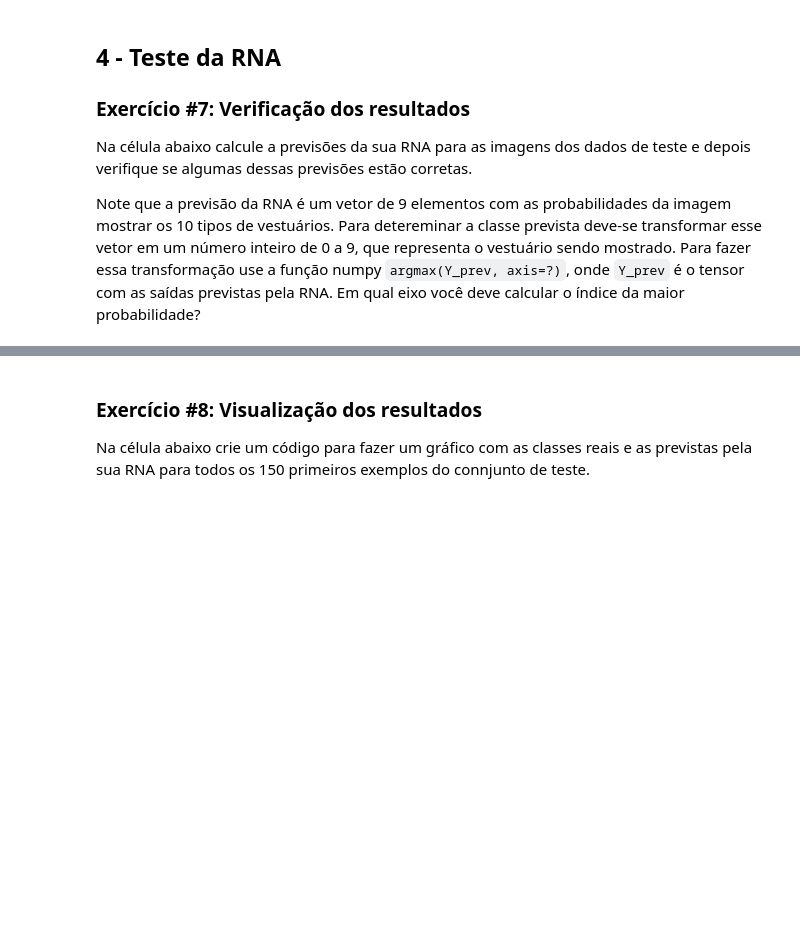
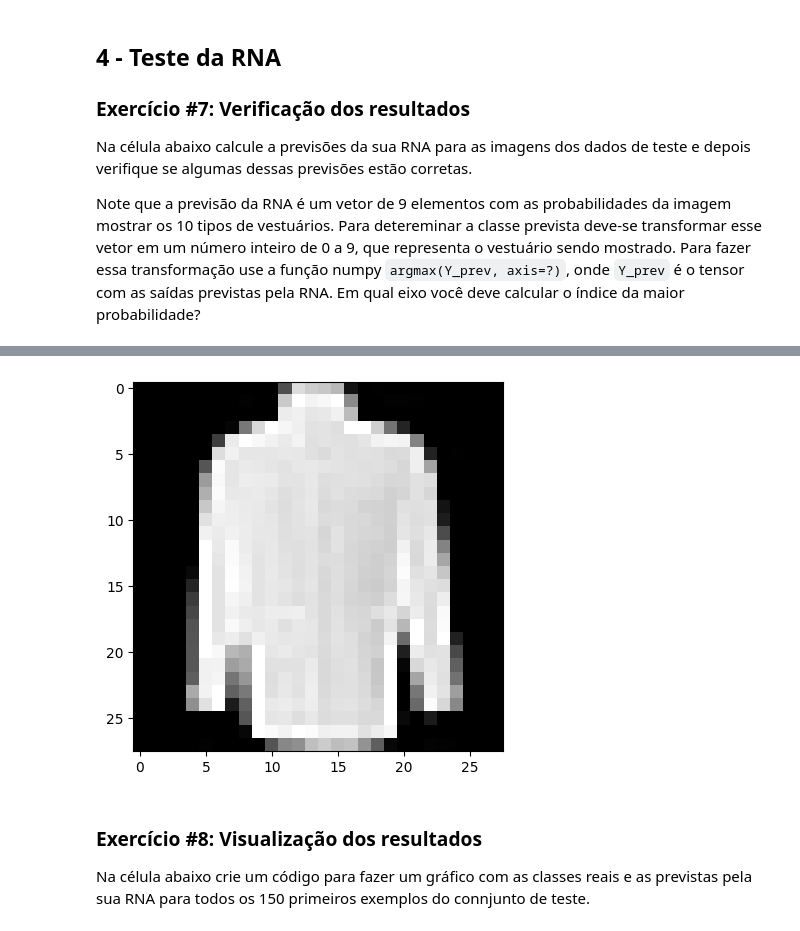
Before and after one commit to wallacecgalvao/Intr_RNA_T4_Classificacao_Multiclasse, a Jupyter notebook: T4_Classificacao_multiclasse.ipynb, the cells around one changed output, grey strips where cells are left out. Cells and saved outputs as stored; diff of their text form; code cells hidden in the pictures; blank space fills up the shorter version.

```diff
--- a/T4_Classificacao_multiclasse.ipynb
+++ b/T4_Classificacao_multiclasse.ipynb
@@ -197,9 +228,9 @@ from tensorflow.keras.utils import to_categorical
 
 # Transformação das classes de números reais para vetores
 ### COMECE AQUI ### (≈ 3 linhas)
-#Y_train_hot
-#Y_val_hot
-#Y_test_hot
+Y_train_hot = to_categorical(Y_train, num_classes=10)
+Y_val_hot = to_categorical(Y_val, num_classes=10)
+Y_test_hot = to_categorical(Y_test, num_classes=10)
 ### Termine AQUI ###
 
 # Dimensão dos dados
@@ -299,7 +352,16 @@ def build_model(data_shape, lamb, n1, n2, n3):
 
     # Adicione as camadas em seu modelo de RNA
     #### COMECE AQUI ### (≈ 3 linhas)
-    #
+    # Primeira camada densa com regularização L2
+    model.add(layers.Dense(n1, activation='relu', input_shape=data_shape,
+                           kernel_regularizer=regularizers.l2(lamb)))
+
+    # Segunda camada densa com regularização L2
+    model.add(layers.Dense(n2, activation='relu',
+                           kernel_regularizer=regularizers.l2(lamb)))
+
+    # Camada de saída com função de ativação softmax
+    model.add(layers.Dense(n3, activation='softmax'))
     ### TERMINE AQUI ###
 
     return model
@@ -315,11 +377,14 @@ data_shape = (28*28,)
 
 # Definição dos números de neurônios das camadas e parâmetro de regularização
 #### COMECE AQUI ### (≈ 4 linhas)
-
+n1 = 64  # Número de neurônios da primeira camada
+n2 = 32  # Número de neurônios da segunda camada
+n3 = 10  # Número de neurônios da camada de saída (10 classes)
+lamb = 0.0002  # Parâmetro de regularização L2
 ### TERMINE AQUI ###
 
 # Cria rede neural deep learning e apresenta sua configuração
 #### COMECE AQUI ### (≈ 2 linhas)
-#rna
-#
+rna = build_model(data_shape, lamb, n1, n2, n3)  # Criação do modelo
+rna.summary()  # Apresenta a configuração da rede neural
 ### TERMINE AQUI ###
@@ -358,10 +437,12 @@ from tensorflow.keras import optimizers
 
 # Configuração do otimizador
 ### COMECE AQUI ### (≈ 2 linhas)
-#
+learning_rate = 0.01
+adam = optimizers.Adam(learning_rate=learning_rate)
+rna.compile(optimizer=adam, loss='categorical_crossentropy', metrics=['accuracy'])
 ### TERMINE AQUI ###
 
 # Treinamento da RNA
 ### COMECE AQUI ### (≈ 1 linha)
-#history
+history = rna.fit(X_train_flat, Y_train_hot, epochs=100, batch_size=256, validation_data=(X_val_flat, Y_val_hot), verbose=0)
 ### TERMINE AQUI ###
@@ -446,15 +539,16 @@ Note que a previsão da RNA é um vetor de 9 elementos com as probabilidades da
 
 # Calculo das previsões da RNA
 ### COMECE AQUI ### (≈ 1 linha)
-#Y_prev
+Y_prev = rna.predict(X_test_flat)
 ### TERMINE AQUI ###
 
 # Cálculo das classes previstas
 ### COMECE AQUI ### (≈ 1 linha)
-#classe
+classe = np.argmax(Y_prev, axis=1)
 ### TERMINE AQUI ###
 
 # Exemplo de uma imagem dos dados de teste
 index = 0
 plt.imshow(X_test[index], cmap='gray')
 print (f"Previsto como {classes[classe[index]]}")
+# %% [output]
@@ -461,3 +557,4 @@ print (f"Previsto como {classes[classe[index]]}")
+[figure, added]
 # %% [markdown]
 ### Exercício #8: Visualização dos resultados
 
```
Also changed, not shown: parts of 13 cells of this notebook.
